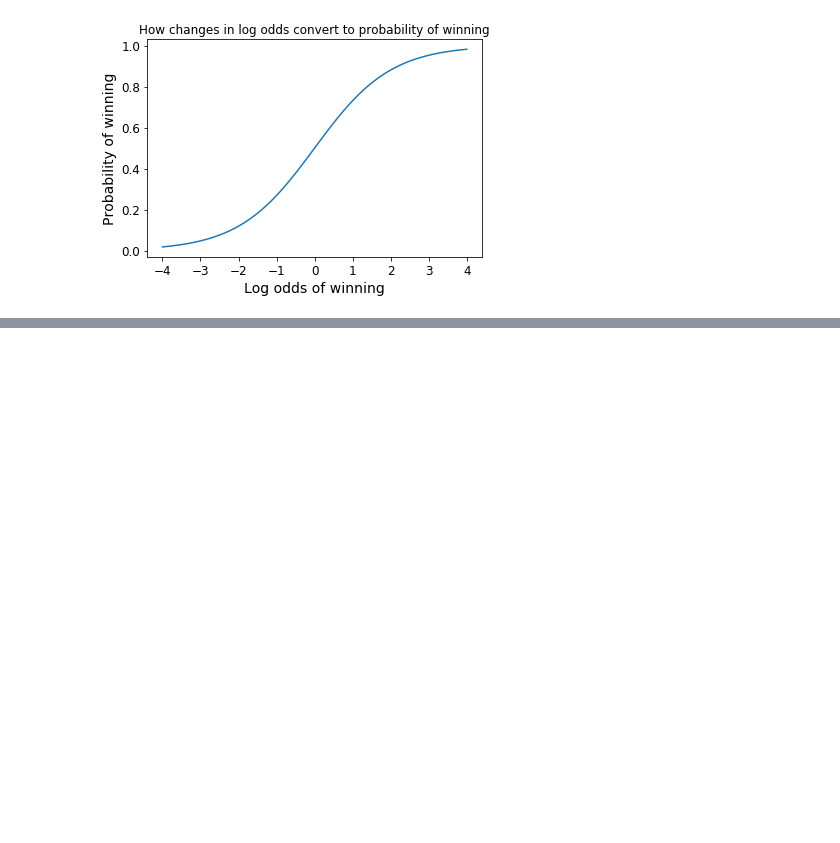
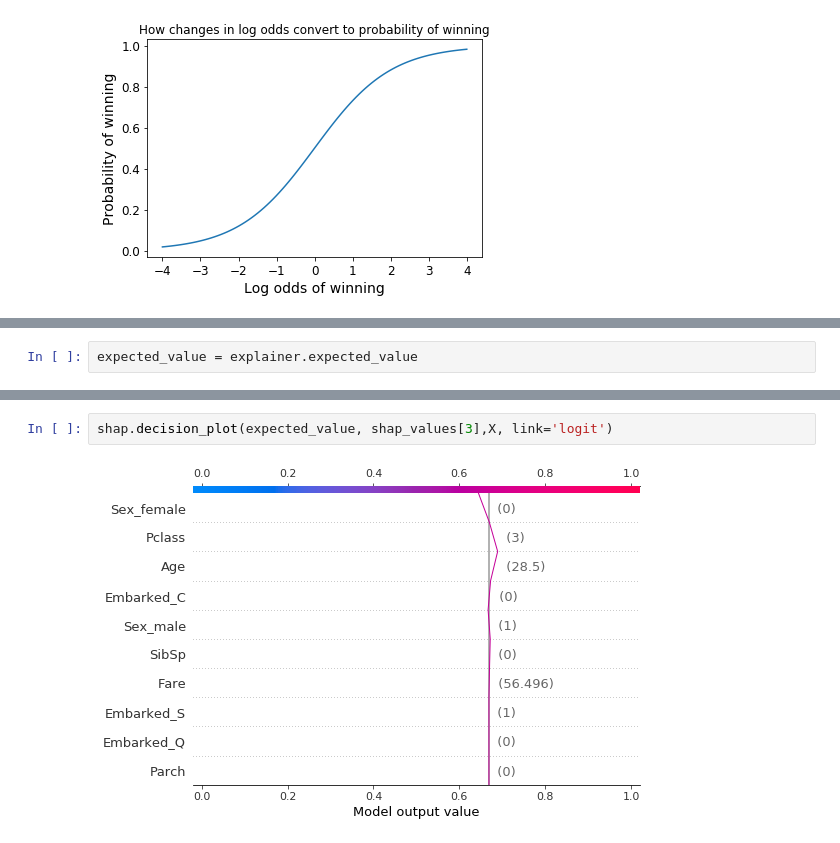
Before and after one commit to raysunau/pyawb, a Jupyter notebook: examples/Binary_Classifier_Notebook.ipynb, the cells around one changed output, grey strips where cells are left out. Saved outputs shown, nothing was run; the diff lists cells and outputs as text; blank space fills up the shorter version.

```diff
--- a/examples/Binary_Classifier_Notebook.ipynb
+++ b/examples/Binary_Classifier_Notebook.ipynb
@@ -777,0 +788,2 @@ pl.show()
+# %%
+expected_value = explainer.expected_value
@@ -777,0 +794,4 @@ pl.show()
+# %%
+shap.decision_plot(expected_value, shap_values[3],X, link='logit')
+# %% [output]
+[figure, added]
```
Also changed, not shown: parts of 12 cells of this notebook.
